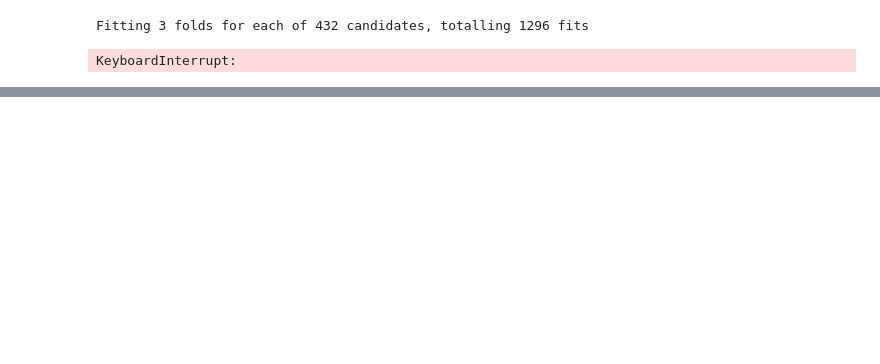
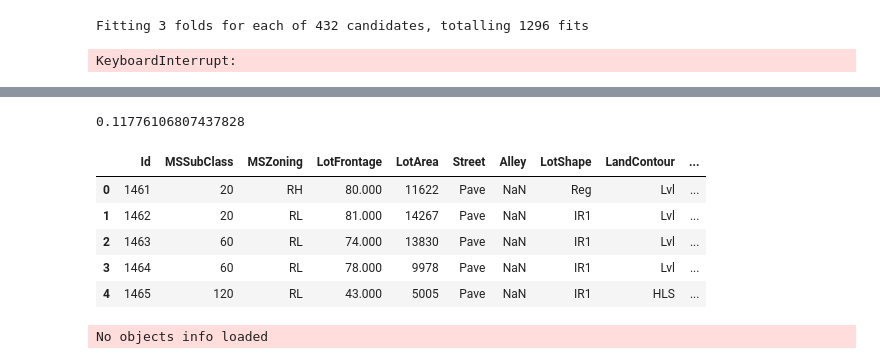
Before and after one commit to klncgty/House-Prices---Advanced-Regression-Techniques, a Jupyter notebook: h-p-p-2nd-prep.ipynb, the cells around one changed output, grey strips where cells are left out. Saved outputs shown, nothing was run; the diff lists cells and outputs as text; code cells hidden in the pictures; blank space fills up the shorter version.

```diff
--- a/h-p-p-2nd-prep.ipynb
+++ b/h-p-p-2nd-prep.ipynb
@@ -483,0 +506,26 @@ y_pred = final_catboost.predict(X_test)
+# %%
+
+catboost_params ={'iterations': [100, 150, 200,300,400,500,600,700,800,900,1000],
+                     'learning_rate': [0.03, 0.1],
+                    'depth': [2, 4, 6, 8],
+                    'l2_leaf_reg': [0.2,0.3,0.4, 0.5, 1, 3]}
+
+catboost_model = CatBoostRegressor(verbose=False)
+catboost_best_grid = GridSearchCV(catboost_model, catboost_params, cv=10, n_jobs=-1, verbose=False).fit(X, y)
+
+catboost_final = catboost_model.set_params(**catboost_best_grid.best_params_, random_state=17).fit(X, y)
+
+rmse = np.mean(np.sqrt(-cross_val_score(catboost_final,
+                                        X, y, cv=10, scoring="neg_mean_squared_error")))
+rmse
+# %% [output]
+0.11776106807437828
+# %%
+test.head()
+# %% [output]
+|  | Id | MSSubClass | MSZoning | LotFrontage | LotArea | Street | Alley | LotShape | LandContour | ... |
+| 0 | 1461 | 20 | RH | 80.000 | 11622 | Pave | NaN | Reg | Lvl | ... |
+| 1 | 1462 | 20 | RL | 81.000 | 14267 | Pave | NaN | IR1 | Lvl | ... |
+| 2 | 1463 | 60 | RL | 74.000 | 13830 | Pave | NaN | IR1 | Lvl | ... |
+| 3 | 1464 | 60 | RL | 78.000 | 9978 | Pave | NaN | IR1 | Lvl | ... |
+| 4 | 1465 | 120 | RL | 43.000 | 5005 | Pave | NaN | IR1 | HLS | ... |
@@ -484,3 +534,7 @@ y_pred = final_catboost.predict(X_test)
+# %%
+y_pred = catboost_final.predict(test_dff)
+# %% [output]
+No objects info loaded
 # %%
 
 # Yapılan LOG dönüşümünün tersinin (inverse'nin) alınması
```
Also changed, not shown: parts of 52 cells of this notebook.
